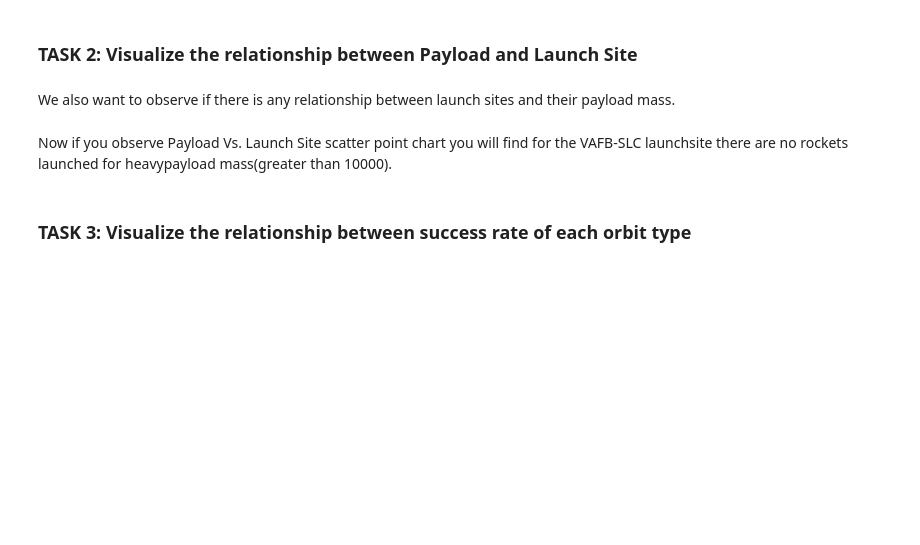
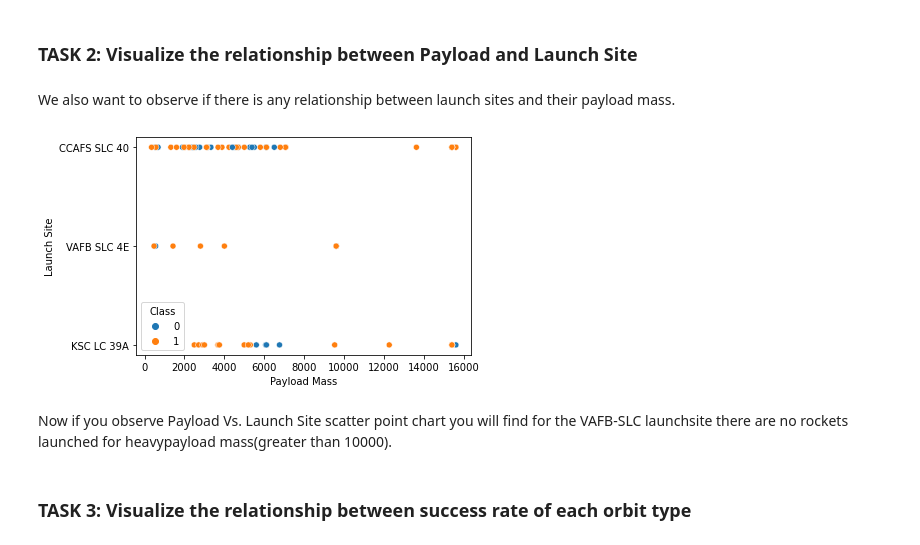
Before and after one commit to buyu151/Applied-Data-Science-Capstone-Eduardo-Nicolas-Schulz, a Jupyter notebook: EDA with Data Visualization.ipynb, the cells around one changed output. Drawn from its saved outputs; the diff is of its cells as text; code cells hidden in the pictures; blank space fills up the shorter version.

```diff
--- a/EDA with Data Visualization.ipynb
+++ b/EDA with Data Visualization.ipynb
@@ -83,6 +98,12 @@ Now try to explain the patterns you found in the Flight Number vs. Launch Site s
 We also want to observe if there is any relationship between launch sites and their payload mass.
 # %%
 # Plot a scatter point chart with x axis to be Pay Load Mass (kg) and y axis to be the launch site, and hue to be the class value
+sns.scatterplot(data=df, x="PayloadMass", y="LaunchSite", hue="Class")
+plt.xlabel("Payload Mass",fontsize=10)
+plt.ylabel("Launch Site",fontsize=10)
+plt.show()
+# %% [output]
+[figure, added]
 # %% [markdown]
 Now if you observe Payload Vs. Launch Site scatter point chart you will find for the VAFB-SLC  launchsite there are no  rockets  launched for  heavypayload mass(greater than 10000).
 # %% [markdown]
```
Also changed, not shown: parts of 14 cells of this notebook.
